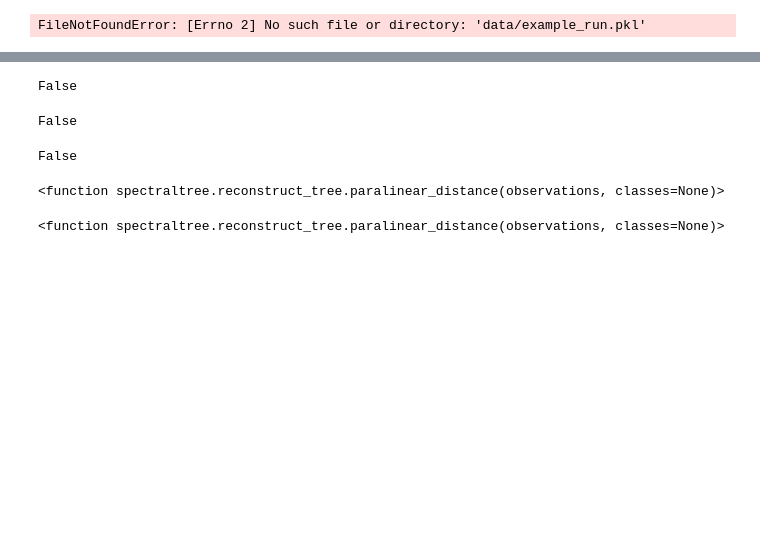
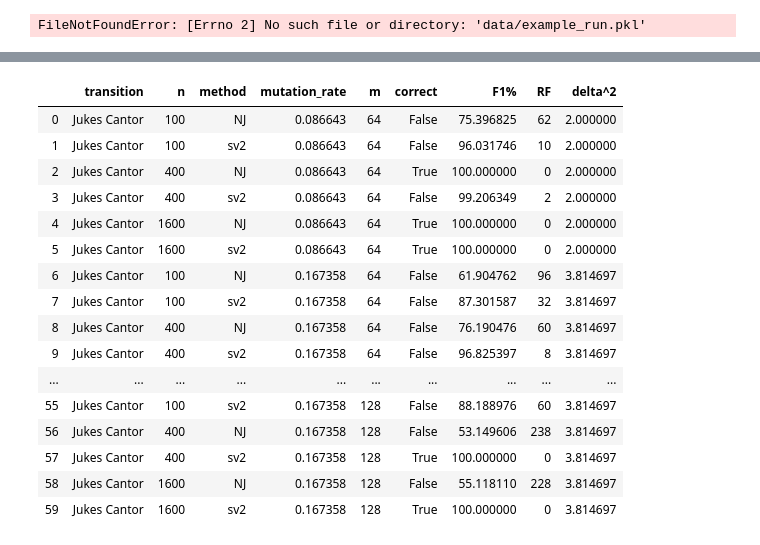
Before and after one commit to NoahAmsel/spectral-tree-inference, a Jupyter notebook: Examples.ipynb, the cells around one changed output, grey strips where cells are left out. Drawn from its saved outputs; the diff is of its cells as text; code cells hidden in the pictures; blank space fills up the shorter version.

```diff
--- a/Examples.ipynb
+++ b/Examples.ipynb
@@ -141,22 +93,20 @@ abc 2 4 8
-# %%
-Jukes_Cantor(4) == Jukes_Cantor(5)
-# %% [output]
-False
-# %%
-r1 = Reconstruction_Method()
-r2 = Reconstruction_Method(distance=paralinear_distance)
-r1 == r2
-# %% [output]
-False
-# %%
-r1.distance == r2.distance
-# %% [output]
-False
-# %%
-r1.distance
-# %% [output]
-<function spectraltree.reconstruct_tree.paralinear_distance(observations, classes=None)>
-# %%
-r2.distance
-# %% [output]
-<function spectraltree.reconstruct_tree.paralinear_distance(observations, classes=None)>
+# %%
+df
+# %% [output]
+|  | transition | n | method | mutation_rate | m | correct | F1% | RF | delta^2 |
+| 0 | Jukes Cantor | 100 | NJ | 0.086643 | 64 | False | 75.396825 | 62 | 2.000000 |
+| 1 | Jukes Cantor | 100 | sv2 | 0.086643 | 64 | False | 96.031746 | 10 | 2.000000 |
+| 2 | Jukes Cantor | 400 | NJ | 0.086643 | 64 | True | 100.000000 | 0 | 2.000000 |
+| 3 | Jukes Cantor | 400 | sv2 | 0.086643 | 64 | False | 99.206349 | 2 | 2.000000 |
+| 4 | Jukes Cantor | 1600 | NJ | 0.086643 | 64 | True | 100.000000 | 0 | 2.000000 |
+| 5 | Jukes Cantor | 1600 | sv2 | 0.086643 | 64 | True | 100.000000 | 0 | 2.000000 |
+| 6 | Jukes Cantor | 100 | NJ | 0.167358 | 64 | False | 61.904762 | 96 | 3.814697 |
+| 7 | Jukes Cantor | 100 | sv2 | 0.167358 | 64 | False | 87.301587 | 32 | 3.814697 |
+| 8 | Jukes Cantor | 400 | NJ | 0.167358 | 64 | False | 76.190476 | 60 | 3.814697 |
+| 9 | Jukes Cantor | 400 | sv2 | 0.167358 | 64 | False | 96.825397 | 8 | 3.814697 |
+| ... | ... | ... | ... | ... | ... | ... | ... | ... | ... |
+| 55 | Jukes Cantor | 100 | sv2 | 0.167358 | 128 | False | 88.188976 | 60 | 3.814697 |
+| 56 | Jukes Cantor | 400 | NJ | 0.167358 | 128 | False | 53.149606 | 238 | 3.814697 |
+| 57 | Jukes Cantor | 400 | sv2 | 0.167358 | 128 | True | 100.000000 | 0 | 3.814697 |
+| 58 | Jukes Cantor | 1600 | NJ | 0.167358 | 128 | False | 55.118110 | 228 | 3.814697 |
+| 59 | Jukes Cantor | 1600 | sv2 | 0.167358 | 128 | True | 100.000000 | 0 | 3.814697 |
```
Also changed, not shown: parts of 13 cells of this notebook, 2 other files.
